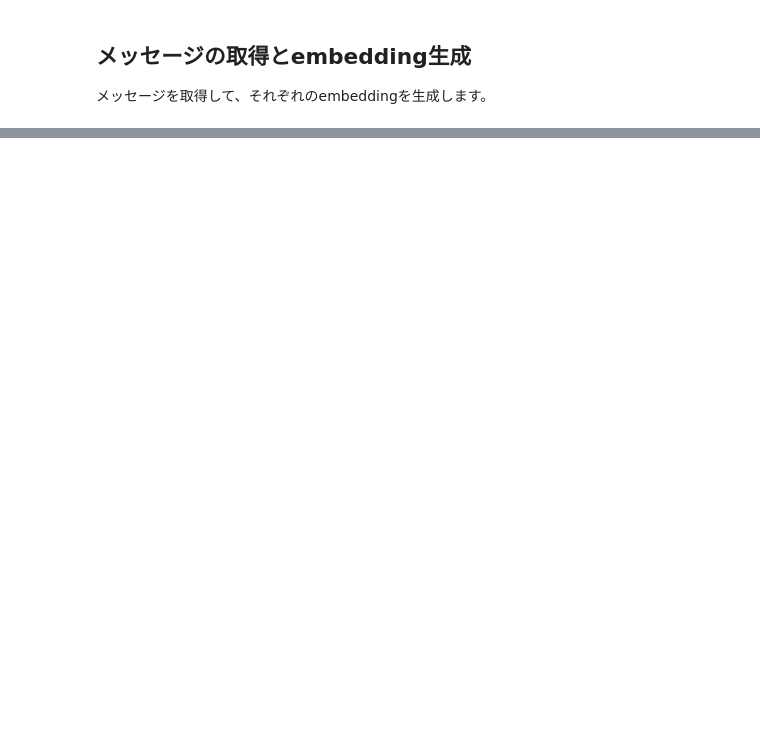
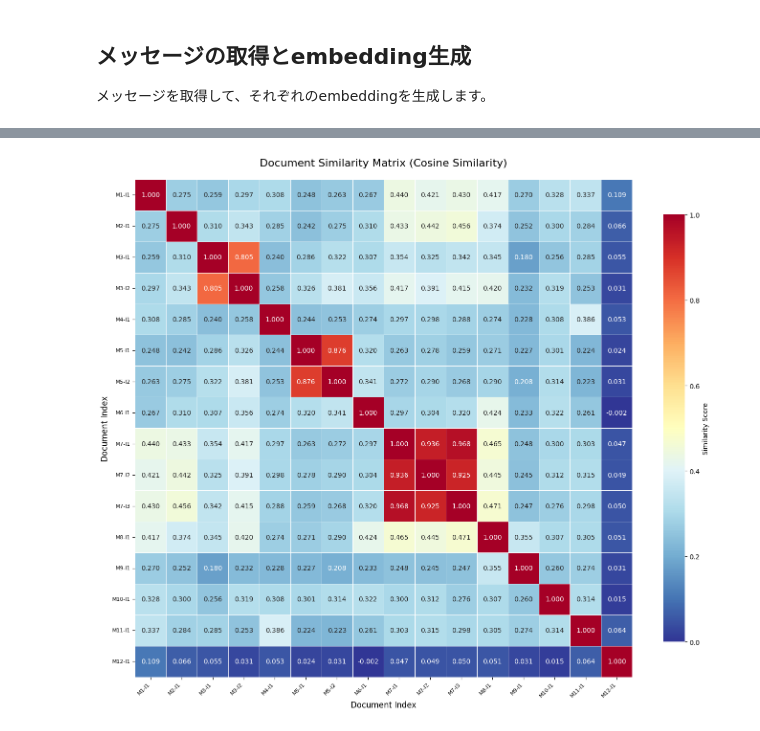
Before and after one commit to mumumu6/Qwen3-VL-Embedding-8B, a Jupyter notebook: main.ipynb, the cells around one changed output, grey strips where cells are left out. Cells and saved outputs as stored; diff of their text form; code cells hidden in the pictures; blank space fills up the shorter version.

```diff
--- a/main.ipynb
+++ b/main.ipynb
@@ -125,8 +132,7 @@ model_name_or_path = "Qwen/Qwen3-VL-Embedding-8B"
 model = Qwen3VLEmbedder(
     model_name_or_path=model_name_or_path,
     torch_dtype=torch.float16,
-    attn_implementation="flash_attention_2",
+    # attn_implementation="flash_attention_2",　これがあるとうまくいかない
 )
 
-
 print("model loaded")
@@ -155,7 +167,8 @@ import json
 
 os.makedirs("out", exist_ok=True)
 
-queries = [
+# queriesは辞書形式に
+query_texts = [
     "github",
     "pc",
     "モニター",
@@ -174,11 +187,20 @@ queries = [
     "すきやき"
 ]
 
+# 辞書形式に変換
+queries = [{"text": q} for q in query_texts]
+
 inputs = queries + documents
 
 print("embedding を生成中...")
+print(f"  クエリ数: {len(queries)}")
+print(f"  ドキュメント数: {len(documents)}")
+print(f"  合計: {len(inputs)}")
+
 embeddings = model.process(inputs)
 
-# 出力を保存
-similarity_scores = (embeddings[:4] @ embeddings[4:].T)
+# クエリとドキュメントの類似度を計算
+num_queries = len(queries)
+similarity_scores = (embeddings[:num_queries] @ embeddings[num_queries:].T)
+print(f"\n類似度スコア shape: {similarity_scores.shape}")
 print(similarity_scores.tolist())
@@ -184,0 +259,30 @@ print(similarity_scores.tolist())
+# %%
+# ヒートマップで可視化
+fig, ax = plt.subplots(figsize=(14, 12))
+
+sns.heatmap(
+    similarity_matrix,
+    annot=True,
+    fmt='.3f',
+    cmap='RdYlBu_r',  # 赤-黄-青（反転）: 高い値が赤、低い値が青
+    center=0.5,
+    vmin=0,
+    vmax=1,
+    square=True,
+    linewidths=0.5,
+    cbar_kws={"shrink": 0.8, "label": "Similarity Score"},
+    xticklabels=labels,
+    yticklabels=labels,
+    ax=ax
+)
+
+ax.set_title('Document Similarity Matrix (Cosine Similarity)', fontsize=16, pad=20)
+ax.set_xlabel('Document Index', fontsize=12)
+ax.set_ylabel('Document Index', fontsize=12)
+ax.set_xticklabels(labels, rotation=45, ha='right', fontsize=8)
+ax.set_yticklabels(labels, rotation=0, fontsize=8)
+
+plt.tight_layout()
+plt.show()
+# %% [output]
+[figure, added]
```
Also changed, not shown: parts of 9 cells of this notebook.
